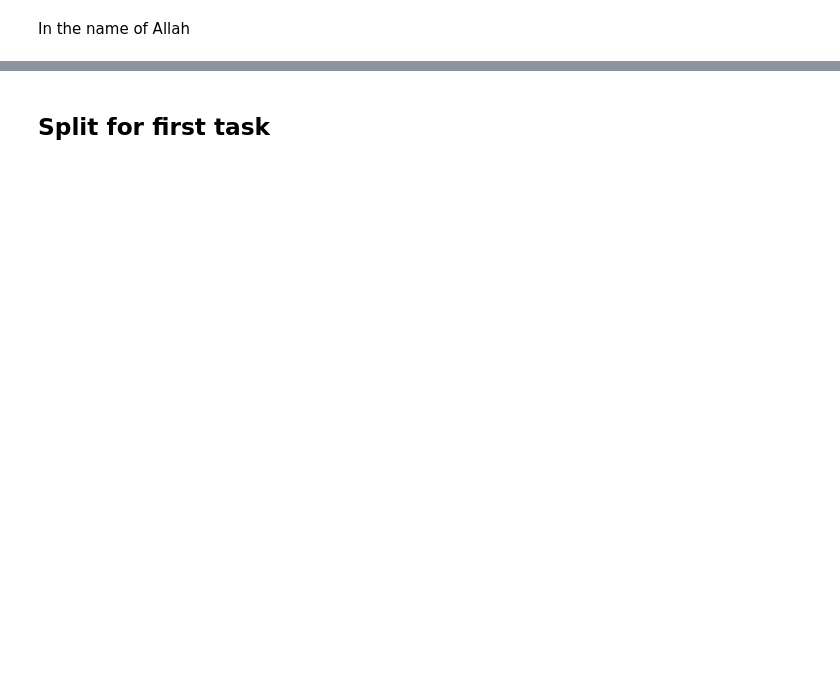
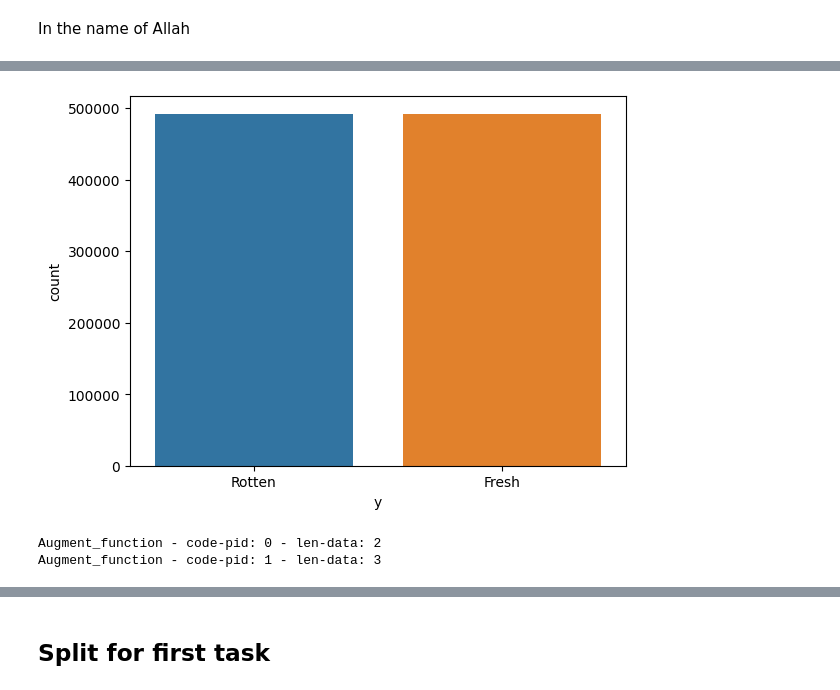
Before and after one commit to MMovasaghi/SentiMovie, a Jupyter notebook: code/instance_selection_and_partitioning.ipynb, the cells around one changed output, grey strips where cells are left out. Cells and saved outputs as stored; diff of their text form; code cells hidden in the pictures; blank space fills up the shorter version.

```diff
--- a/code/instance_selection_and_partitioning.ipynb
+++ b/code/instance_selection_and_partitioning.ipynb
@@ -14 +63,4 @@ movies = movies[['movie_title', 'review_type', 'review_content', 'my_score']]
+# %%
+os.environ["MODEL_DIR"] = './'
+model_dir = './'
 # %%
@@ -39,0 +512,8 @@ class imbalance_handling:
+# %%
+ih = Imbalance_Handling()
+# %%
+with open('/content/dataset/reviews/train.pkl', 'rb') as f:
+    train_data = pickle.load(f)
+# %%
+train_df = ih.Upsample_less_number_class(train_data['x'], train_data['y'])
+train_df
@@ -39,0 +535,10 @@ class imbalance_handling:
+# %%
+sns.countplot(x=train_df['y'])
+plt.show()
+# %% [output]
+[figure, added]
+# %%
+train_aug = ih.Augment_parallel(train_df, ratio=0.1)
+# %% [output]
+Augment_function - code-pid: 0 - len-data: 2
+Augment_function - code-pid: 1 - len-data: 3
```
Also changed, not shown: parts of 19 cells of this notebook, 1 other file.
